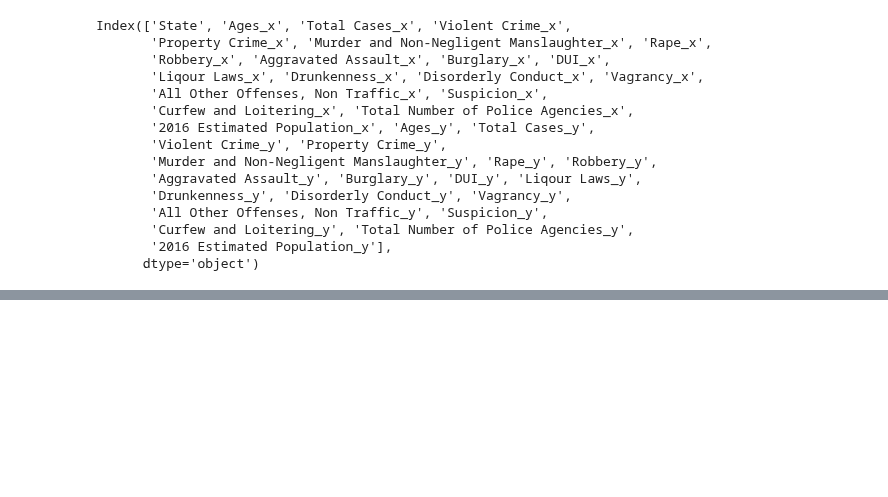
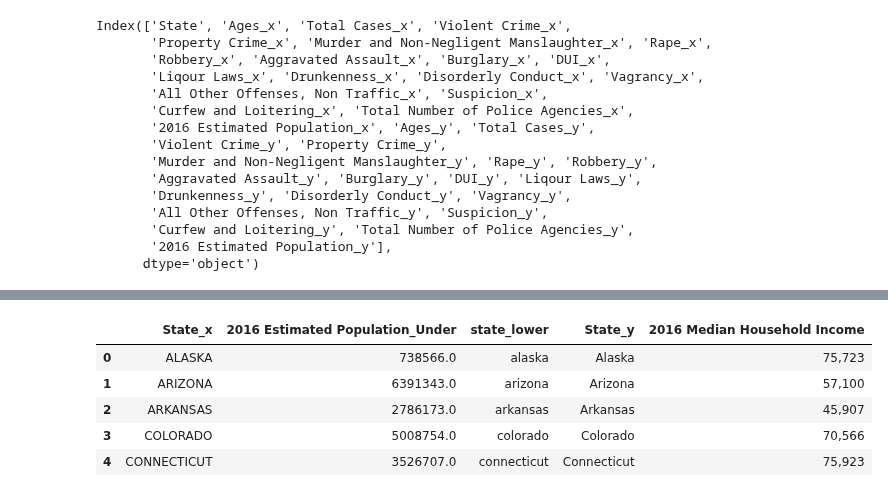
Before and after one commit to sjuarez382/UCI-Group_Project_1-Team9, a Jupyter notebook: State_Crime_Updated.ipynb, the cells around one changed output, grey strips where cells are left out. Drawn from its saved outputs; the diff is of its cells as text; code cells hidden in the pictures; blank space fills up the shorter version.

```diff
--- a/State_Crime_Updated.ipynb
+++ b/State_Crime_Updated.ipynb
@@ -267,0 +292,10 @@ new_state_crime_df.to_csv("Resources/State_Crime.csv", index=False, header=True)
+# %%
+merged_pop_df = pd.merge(population_df, updated_income, on = "state_lower")
+merged_pop_df.head()
+# %% [output]
+|  | State_x | 2016 Estimated Population_Under | state_lower | State_y | 2016 Median Household Income |
+| 0 | ALASKA | 738566.0 | alaska | Alaska | 75,723 |
+| 1 | ARIZONA | 6391343.0 | arizona | Arizona | 57,100 |
+| 2 | ARKANSAS | 2786173.0 | arkansas | Arkansas | 45,907 |
+| 3 | COLORADO | 5008754.0 | colorado | Colorado | 70,566 |
+| 4 | CONNECTICUT | 3526707.0 | connecticut | Connecticut | 75,923 |
```
Also changed, not shown: parts of 7 cells of this notebook, 1 other file.
